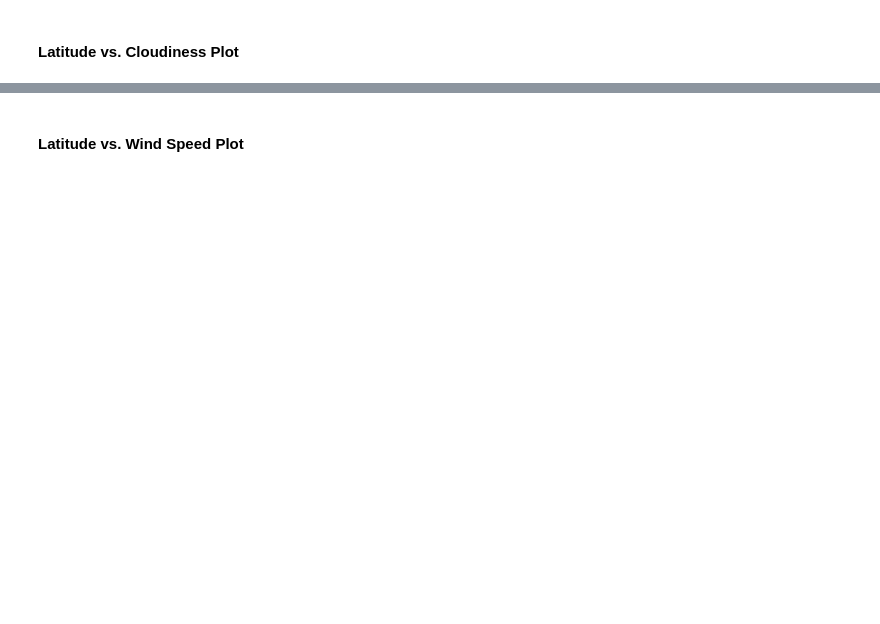
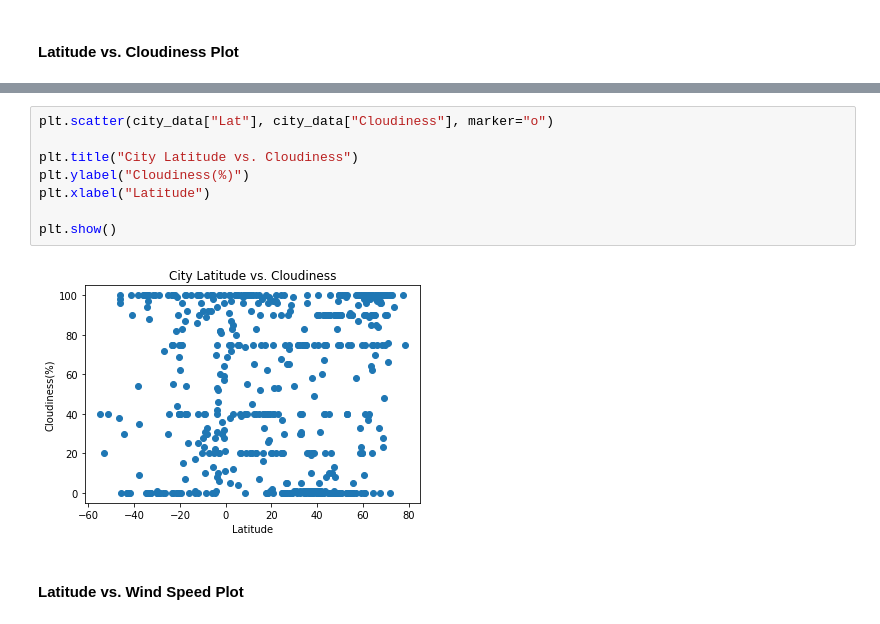
Before and after one commit to bajagski/API-Challenge, a Jupyter notebook: WeatherPy/WeatherPy.ipynb, the cells around one changed output, grey strips where cells are left out. Saved outputs shown, nothing was run; the diff lists cells and outputs as text; blank space fills up the shorter version.

```diff
--- a/WeatherPy/WeatherPy.ipynb
+++ b/WeatherPy/WeatherPy.ipynb
@@ -229,2 +207,12 @@ plt.show()
+# %%
+plt.scatter(city_data["Lat"], city_data["Cloudiness"], marker="o")
+
+plt.title("City Latitude vs. Cloudiness")
+plt.ylabel("Cloudiness(%)")
+plt.xlabel("Latitude")
+
+plt.show()
+# %% [output]
+[figure, added]
 # %% [markdown]
 #### Latitude vs. Wind Speed Plot
```
Also changed, not shown: parts of 16 cells of this notebook, 6 other files.
